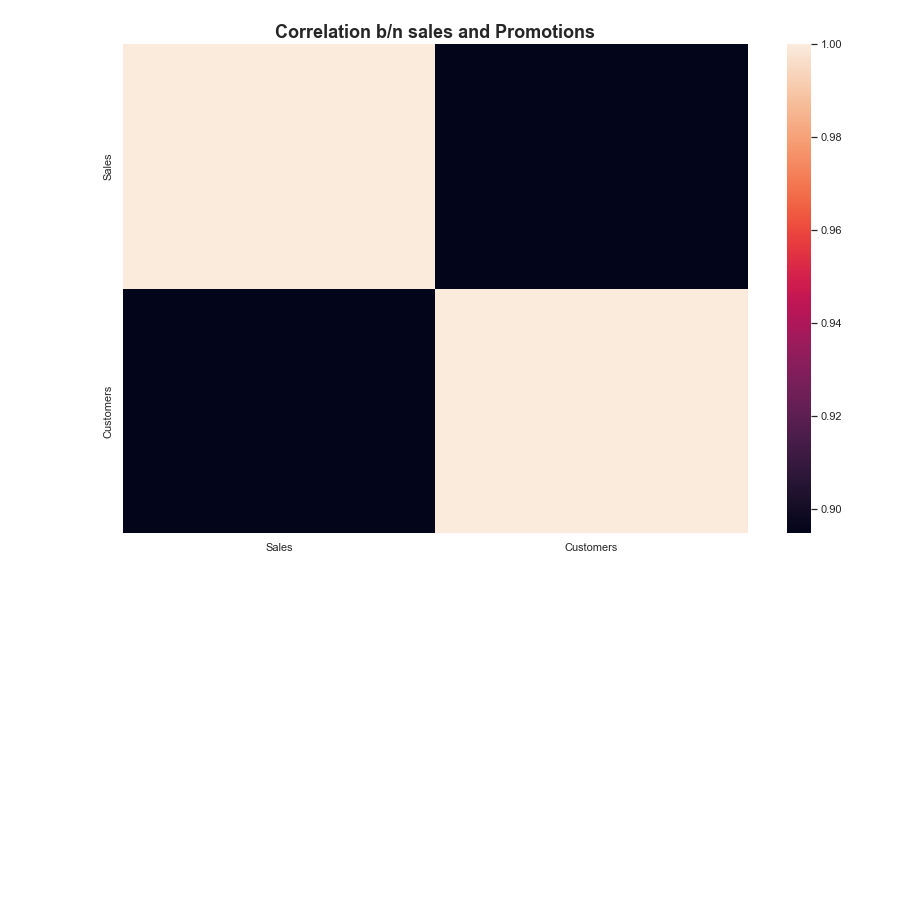
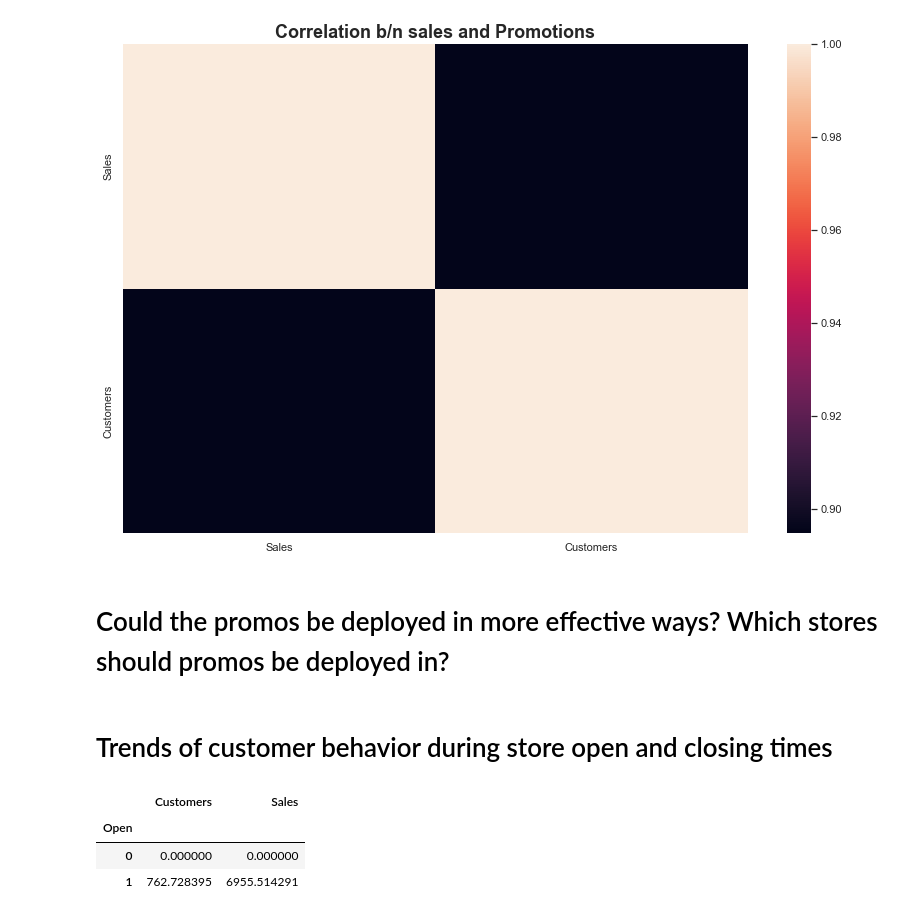
Before and after one commit to kebishaa/Pharmaceutical-Sales-Prediction, a Jupyter notebook: notebooks/data_exploration.ipynb, the cells around one changed output. Saved outputs shown, nothing was run; the diff lists cells and outputs as text; code cells hidden in the pictures; blank space fills up the shorter version.

Commit message:
customer behaviour train data

```diff
--- a/notebooks/data_exploration.ipynb
+++ b/notebooks/data_exploration.ipynb
@@ -249,3 +249,5 @@ exploration.plot_heatmap_from_correlation(sales_cutomer_corr, 'Correlation b/n s
 exploration.plot_heatmap_from_correlation(sales_cutomer_corr, 'Correlation b/n sales and Promotions')
 # %% [output]
 [figure]
+# %% [markdown]
+# Could the promos be deployed in more effective ways? Which stores should promos be deployed in?
@@ -251,0 +256,10 @@ exploration.plot_heatmap_from_correlation(sales_cutomer_corr, 'Correlation b/n s
+# %% [markdown]
+# Trends of customer behavior during store open and closing times
+# %%
+customer_behaviour = train_data.groupby('Open').agg({'Customers':'mean','Sales':'mean'})
+customer_behaviour.head()
+# %% [output]
+|  | Customers | Sales |
+| Open |  |  |
+| 0 | 0.000000 | 0.000000 |
+| 1 | 762.728395 | 6955.514291 |
```
Also changed, not shown: parts of 1 cell of this notebook.
